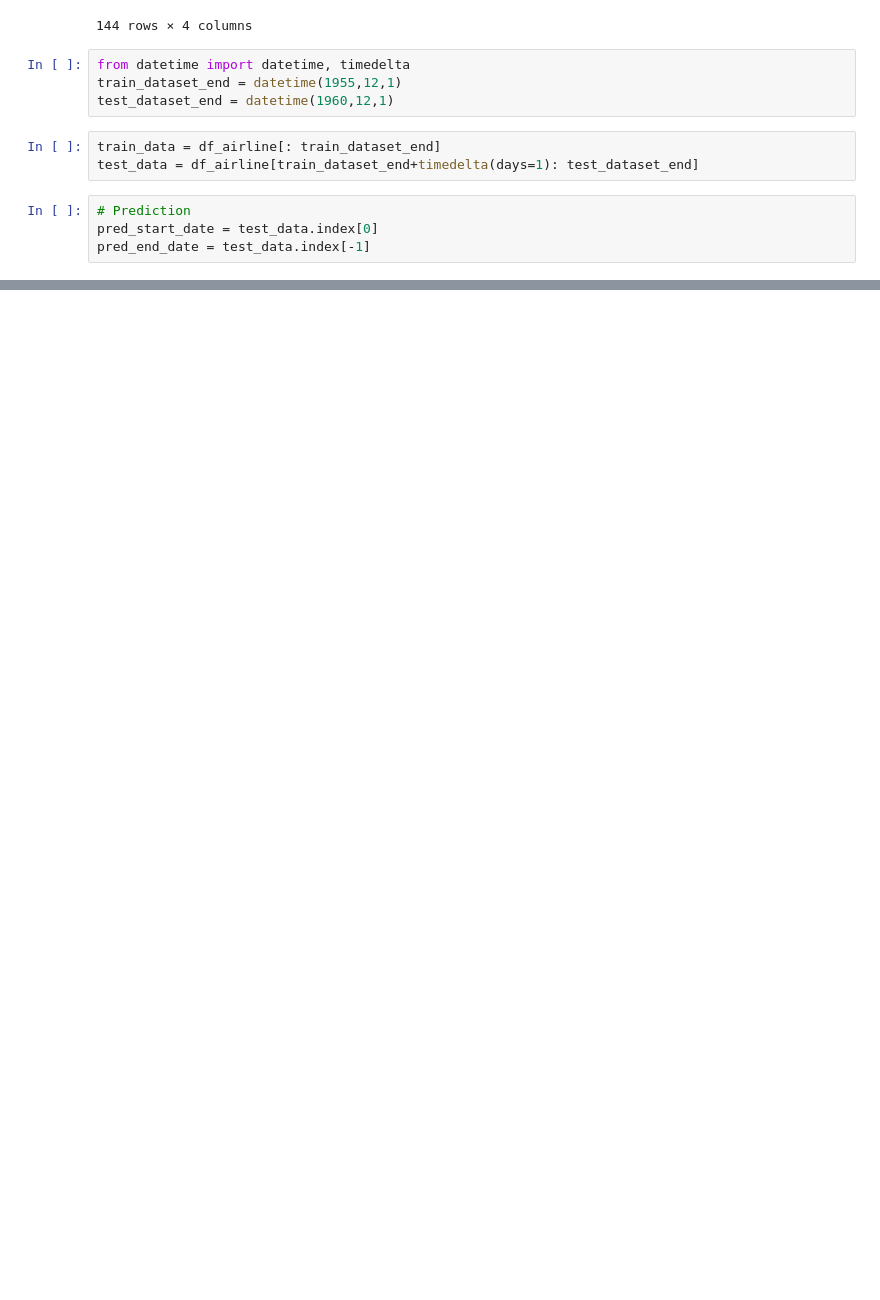
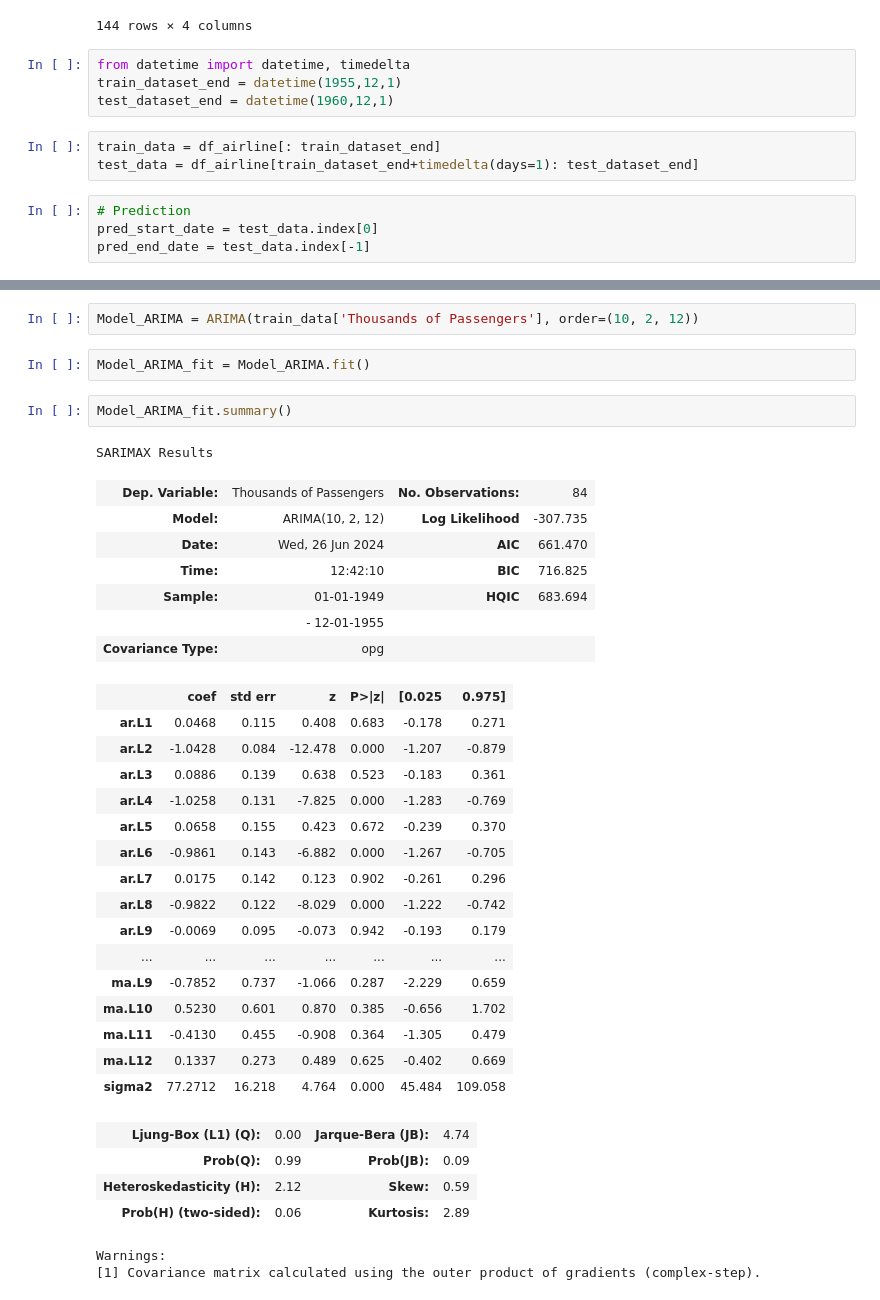
Before and after one commit to Madushani-Weerasekara/TimeSeriesData-Analysis, a Jupyter notebook: ARIMA_Model.ipynb, the cells around one changed output, grey strips where cells are left out. Saved outputs shown, nothing was run; the diff lists cells and outputs as text; blank space fills up the shorter version.

Commit message:
Train the ARIMA Model

```diff
--- a/ARIMA_Model.ipynb
+++ b/ARIMA_Model.ipynb
@@ -236,0 +259,37 @@ test_data
+# %%
+Model_ARIMA = ARIMA(train_data['Thousands of Passengers'], order=(10, 2, 12))
+# %%
+Model_ARIMA_fit = Model_ARIMA.fit()
+# %%
+Model_ARIMA_fit.summary()
+# %% [output]
+SARIMAX Results
+| Dep. Variable: | Thousands of Passengers | No. Observations: | 84 |
+| Model: | ARIMA(10, 2, 12) | Log Likelihood | -307.735 |
+| Date: | Wed, 26 Jun 2024 | AIC | 661.470 |
+| Time: | 12:42:10 | BIC | 716.825 |
+| Sample: | 01-01-1949 | HQIC | 683.694 |
+|  | - 12-01-1955 |  |  |
+| Covariance Type: | opg |  |  |
+|  | coef | std err | z | P>|z| | [0.025 | 0.975] |
+| ar.L1 | 0.0468 | 0.115 | 0.408 | 0.683 | -0.178 | 0.271 |
+| ar.L2 | -1.0428 | 0.084 | -12.478 | 0.000 | -1.207 | -0.879 |
+| ar.L3 | 0.0886 | 0.139 | 0.638 | 0.523 | -0.183 | 0.361 |
+| ar.L4 | -1.0258 | 0.131 | -7.825 | 0.000 | -1.283 | -0.769 |
+| ar.L5 | 0.0658 | 0.155 | 0.423 | 0.672 | -0.239 | 0.370 |
+| ar.L6 | -0.9861 | 0.143 | -6.882 | 0.000 | -1.267 | -0.705 |
+| ar.L7 | 0.0175 | 0.142 | 0.123 | 0.902 | -0.261 | 0.296 |
+| ar.L8 | -0.9822 | 0.122 | -8.029 | 0.000 | -1.222 | -0.742 |
+| ar.L9 | -0.0069 | 0.095 | -0.073 | 0.942 | -0.193 | 0.179 |
+| ... | ... | ... | ... | ... | ... | ... |
+| ma.L9 | -0.7852 | 0.737 | -1.066 | 0.287 | -2.229 | 0.659 |
+| ma.L10 | 0.5230 | 0.601 | 0.870 | 0.385 | -0.656 | 1.702 |
+| ma.L11 | -0.4130 | 0.455 | -0.908 | 0.364 | -1.305 | 0.479 |
+| ma.L12 | 0.1337 | 0.273 | 0.489 | 0.625 | -0.402 | 0.669 |
+| sigma2 | 77.2712 | 16.218 | 4.764 | 0.000 | 45.484 | 109.058 |
+| Ljung-Box (L1) (Q): | 0.00 | Jarque-Bera (JB): | 4.74 |
+| Prob(Q): | 0.99 | Prob(JB): | 0.09 |
+| Heteroskedasticity (H): | 2.12 | Skew: | 0.59 |
+| Prob(H) (two-sided): | 0.06 | Kurtosis: | 2.89 |
+Warnings:
+[1] Covariance matrix calculated using the outer product of gradients (complex-step).
```
Also changed, not shown: parts of 3 cells of this notebook.
